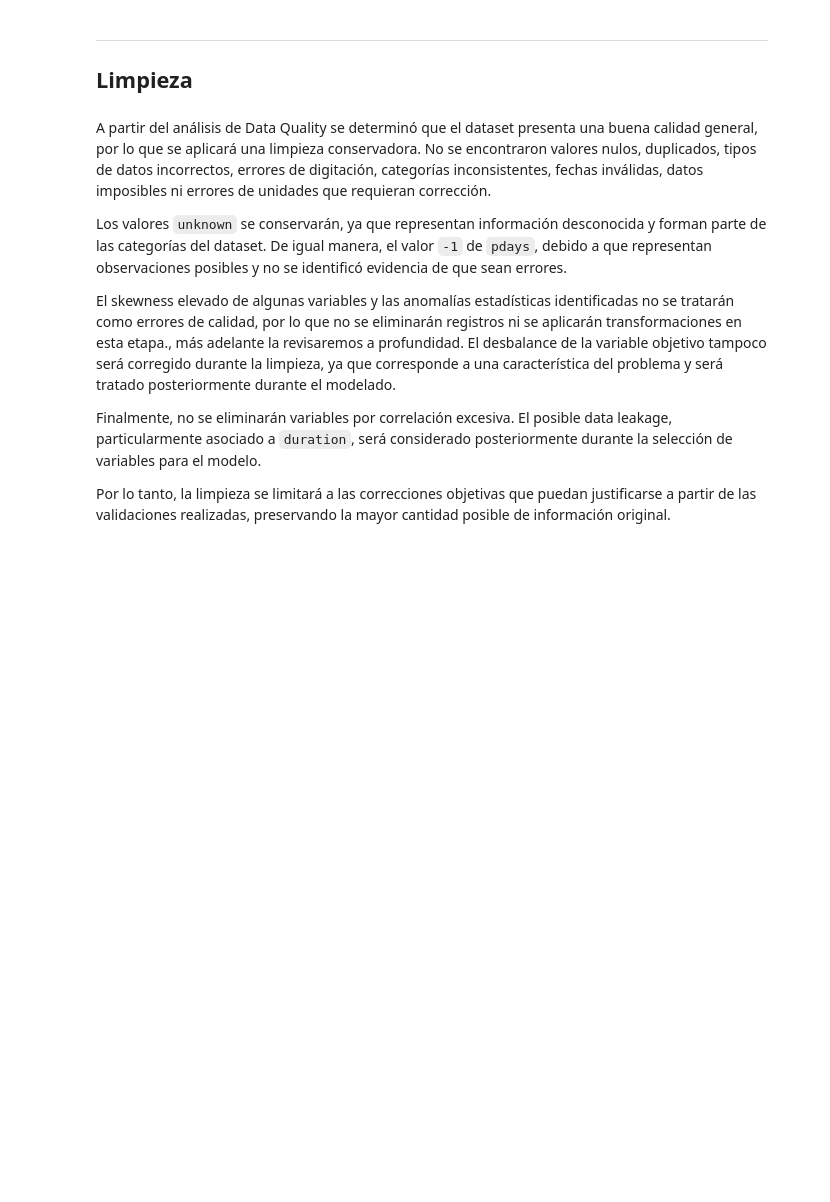
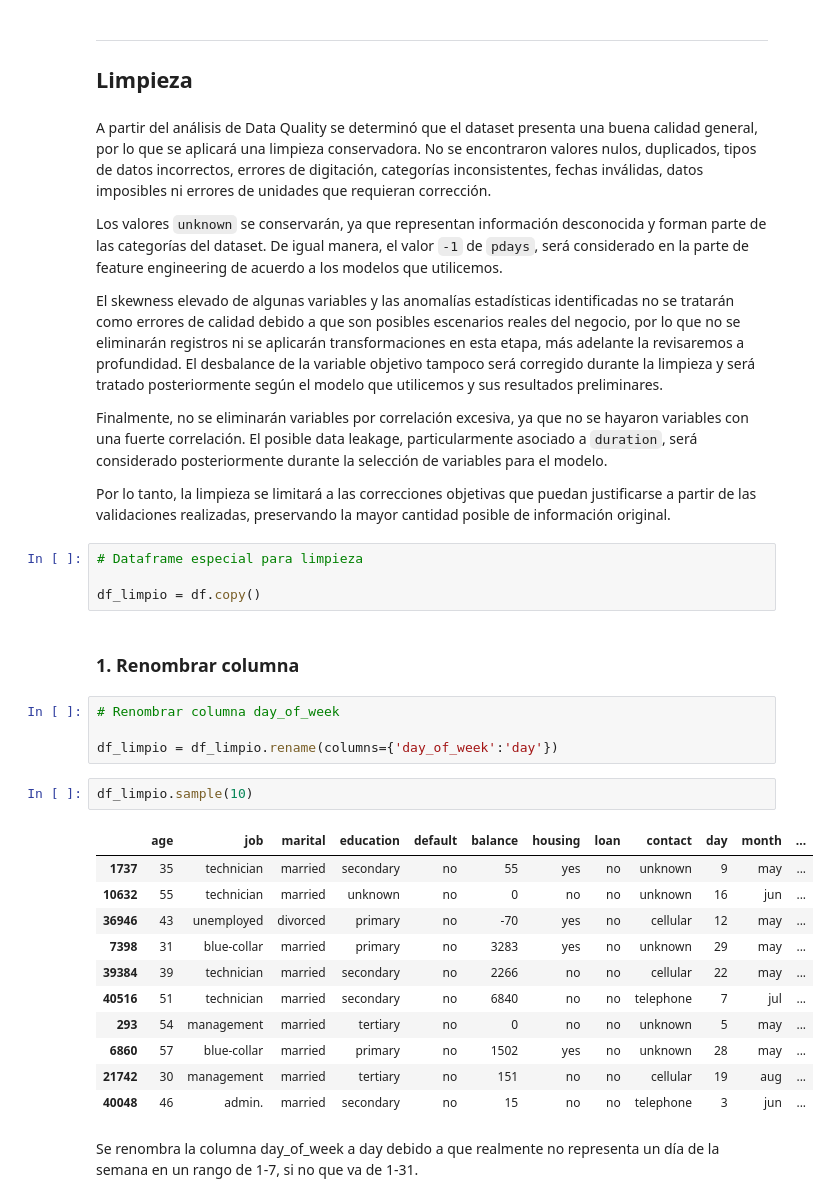
Before and after one commit to SebasOps/bank-marketing, a Jupyter notebook: notebooks/data-quality.ipynb, the cells around one changed output. Saved outputs shown, nothing was run; the diff lists cells and outputs as text; blank space fills up the shorter version.

Commit message:
Rename the 'day_of_week' column and justification for the other considerations

```diff
--- a/notebooks/data-quality.ipynb
+++ b/notebooks/data-quality.ipynb
@@ -930,10 +938,36 @@ Decisiones para limpieza:
 # %% [markdown]
 A partir del análisis de Data Quality se determinó que el dataset presenta una buena calidad general, por lo que se aplicará una limpieza conservadora. No se encontraron valores nulos, duplicados, tipos de datos incorrectos, errores de digitación, categorías inconsistentes, fechas inválidas, datos imposibles ni errores de unidades que requieran corrección.
 
-Los valores `unknown` se conservarán, ya que representan información desconocida y forman parte de las categorías del dataset. De igual manera, el valor `-1` de `pdays`, debido a que representan observaciones posibles y no se identificó evidencia de que sean errores.
+Los valores `unknown` se conservarán, ya que representan información desconocida y forman parte de las categorías del dataset. De igual manera, el valor `-1` de `pdays`, será considerado en la parte de feature engineering de acuerdo a los modelos que utilicemos.
 
-El skewness elevado de algunas variables y las anomalías estadísticas identificadas no se tratarán como errores de calidad, por lo que no se eliminarán registros ni se aplicarán transformaciones en esta etapa., más adelante la revisaremos a profundidad. El desbalance de la variable objetivo tampoco será corregido durante la limpieza, ya que corresponde a una característica del problema y será tratado posteriormente durante el modelado.
+El skewness elevado de algunas variables y las anomalías estadísticas identificadas no se tratarán como errores de calidad debido a que son posibles escenarios reales del negocio, por lo que no se eliminarán registros ni se aplicarán transformaciones en esta etapa, más adelante la revisaremos a profundidad. El desbalance de la variable objetivo tampoco será corregido durante la limpieza y será tratado posteriormente según el modelo que utilicemos y sus resultados preliminares.
 
-Finalmente, no se eliminarán variables por correlación excesiva. El posible data leakage, particularmente asociado a `duration`, será considerado posteriormente durante la selección de variables para el modelo.
+Finalmente, no se eliminarán variables por correlación excesiva, ya que no se hayaron variables con una fuerte correlación. El posible data leakage, particularmente asociado a `duration`, será considerado posteriormente durante la selección de variables para el modelo.
 
 Por lo tanto, la limpieza se limitará a las correcciones objetivas que puedan justificarse a partir de las validaciones realizadas, preservando la mayor cantidad posible de información original.
+# %%
+# Dataframe especial para limpieza
+
+df_limpio = df.copy()
+# %% [markdown]
+### 1. Renombrar columna
+# %%
+# Renombrar columna day_of_week
+
+df_limpio = df_limpio.rename(columns={'day_of_week':'day'})
+# %%
+df_limpio.sample(10)
+# %% [output]
+|  | age | job | marital | education | default | balance | housing | loan | contact | day | month | ... |
+| 1737 | 35 | technician | married | secondary | no | 55 | yes | no | unknown | 9 | may | ... |
+| 10632 | 55 | technician | married | unknown | no | 0 | no | no | unknown | 16 | jun | ... |
+| 36946 | 43 | unemployed | divorced | primary | no | -70 | yes | no | cellular | 12 | may | ... |
+| 7398 | 31 | blue-collar | married | primary | no | 3283 | yes | no | unknown | 29 | may | ... |
+| 39384 | 39 | technician | married | secondary | no | 2266 | no | no | cellular | 22 | may | ... |
+| 40516 | 51 | technician | married | secondary | no | 6840 | no | no | telephone | 7 | jul | ... |
+| 293 | 54 | management | married | tertiary | no | 0 | no | no | unknown | 5 | may | ... |
+| 6860 | 57 | blue-collar | married | primary | no | 1502 | yes | no | unknown | 28 | may | ... |
+| 21742 | 30 | management | married | tertiary | no | 151 | no | no | cellular | 19 | aug | ... |
+| 40048 | 46 | admin. | married | secondary | no | 15 | no | no | telephone | 3 | jun | ... |
+# %% [markdown]
+Se renombra la columna day_of_week a day debido a que realmente no representa un día de la semana en un rango de 1-7, si no que va de 1-31.
```
Also changed, not shown: parts of 4 cells of this notebook.
